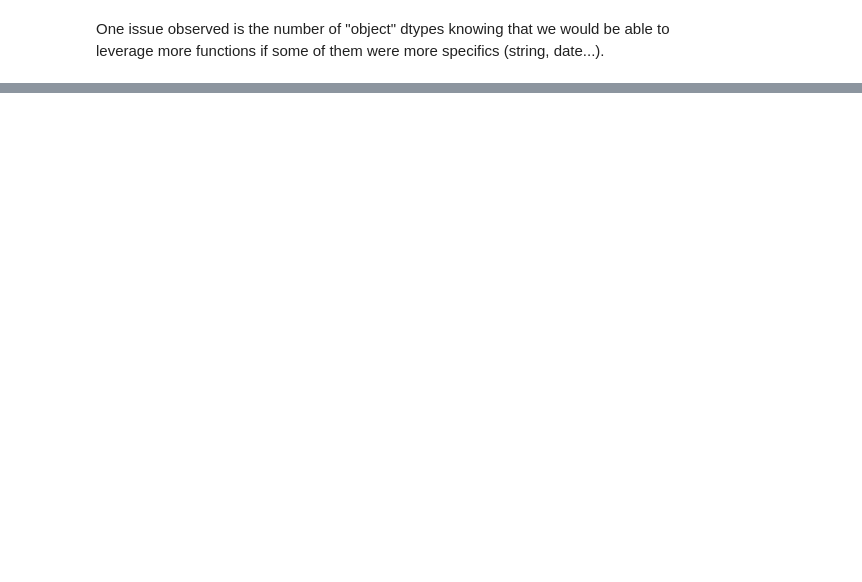
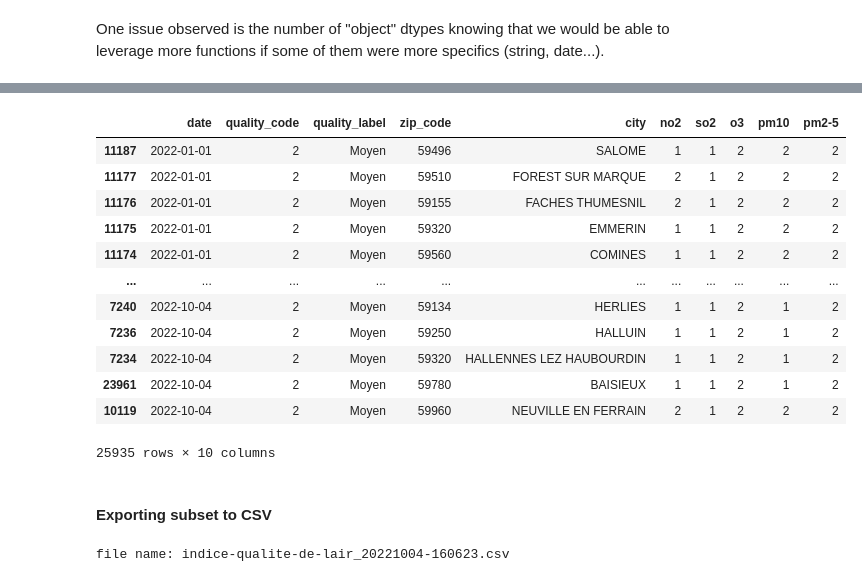
Before and after one commit to crish1eev1/MEL_air-quality, a Jupyter notebook: Main.ipynb, the cells around one changed output, grey strips where cells are left out. Saved outputs shown, nothing was run; the diff lists cells and outputs as text; code cells hidden in the pictures; blank space fills up the shorter version.

Commit message:
Data cleaning

```diff
--- a/Main.ipynb
+++ b/Main.ipynb
@@ -226,0 +243,2 @@ dtype: object
+# %%
+subset = df.drop(columns=['coul_qual', 'date_dif', 'source', 'type_zone', 'code_zone', 'x_wgs84', 'y_wgs84', 'x_reg', 'y_reg', 'epsg_reg', 'geo_shape', 'geo_point_2d'], errors='ignore')
@@ -226,0 +254,5 @@ dtype: object
+# %%
+code_posta = subset.pop('code_posta')
+subset.insert(3, 'code_posta', code_posta)
+
+subset.head()
@@ -226,0 +266,5 @@ dtype: object
+# %%
+cols = ['date', 'quality_code', 'quality_label', 'zip_code', 'city', 'no2', 'so2', 'o3', 'pm10', 'pm2-5']
+subset.columns = cols
+
+subset.head()
@@ -226,0 +282,4 @@ dtype: object
+# %%
+#convert date
+subset["date"] = pd.to_datetime(subset["date"]).dt.normalize()
+subset.head()
@@ -226,0 +307,27 @@ dtype: object
+# %%
+subset.sort_values(by='date')
+# %% [output]
+|  | date | quality_code | quality_label | zip_code | city | no2 | so2 | o3 | pm10 | pm2-5 |
+| 11187 | 2022-01-01 | 2 | Moyen | 59496 | SALOME | 1 | 1 | 2 | 2 | 2 |
+| 11177 | 2022-01-01 | 2 | Moyen | 59510 | FOREST SUR MARQUE | 2 | 1 | 2 | 2 | 2 |
+| 11176 | 2022-01-01 | 2 | Moyen | 59155 | FACHES THUMESNIL | 2 | 1 | 2 | 2 | 2 |
+| 11175 | 2022-01-01 | 2 | Moyen | 59320 | EMMERIN | 1 | 1 | 2 | 2 | 2 |
+| 11174 | 2022-01-01 | 2 | Moyen | 59560 | COMINES | 1 | 1 | 2 | 2 | 2 |
+| ... | ... | ... | ... | ... | ... | ... | ... | ... | ... | ... |
+| 7240 | 2022-10-04 | 2 | Moyen | 59134 | HERLIES | 1 | 1 | 2 | 1 | 2 |
+| 7236 | 2022-10-04 | 2 | Moyen | 59250 | HALLUIN | 1 | 1 | 2 | 1 | 2 |
+| 7234 | 2022-10-04 | 2 | Moyen | 59320 | HALLENNES LEZ HAUBOURDIN | 1 | 1 | 2 | 1 | 2 |
+| 23961 | 2022-10-04 | 2 | Moyen | 59780 | BAISIEUX | 1 | 1 | 2 | 1 | 2 |
+| 10119 | 2022-10-04 | 2 | Moyen | 59960 | NEUVILLE EN FERRAIN | 2 | 1 | 2 | 2 | 2 |
+25935 rows × 10 columns
+# %% [markdown]
+#### Exporting subset to CSV
+# %%
+# generating a subset csv file with timestamp including in the name
+timestr = time.strftime("%Y%m%d-%H%M%S")
+file_name = "indice-qualite-de-lair_" + timestr + ".csv"
+print(f"file name: {file_name}")
+
+subset.to_csv('da_data_workfiles\\' + file_name, index = False)
+# %% [output]
+file name: indice-qualite-de-lair_20221004-160623.csv
```
Also changed, not shown: parts of 47 cells of this notebook, 2 other files.
